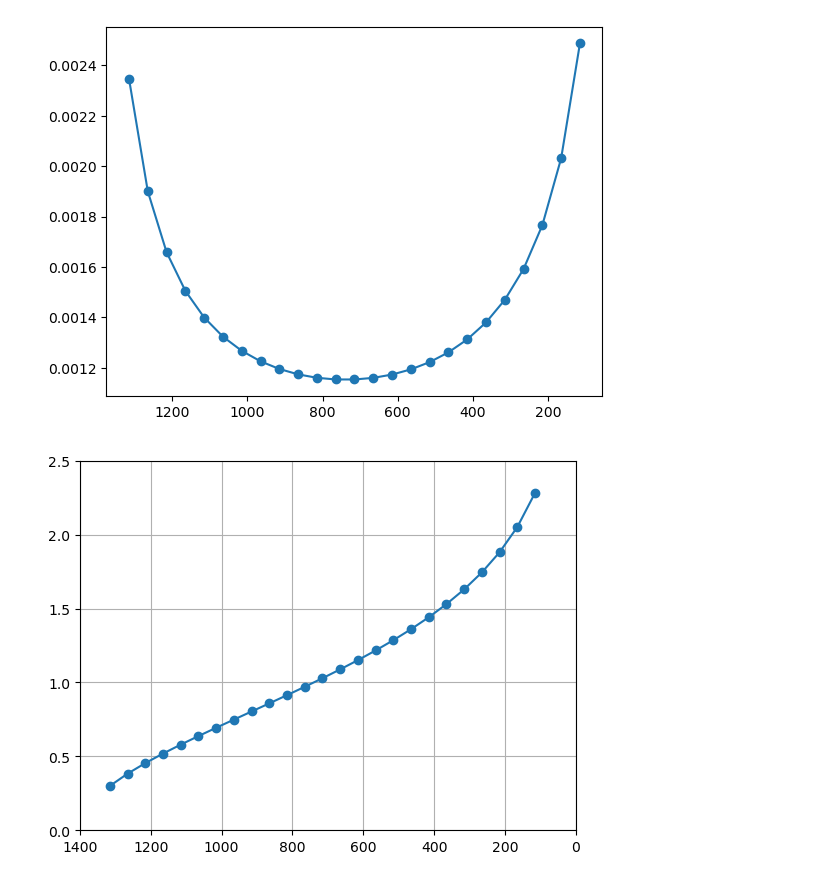
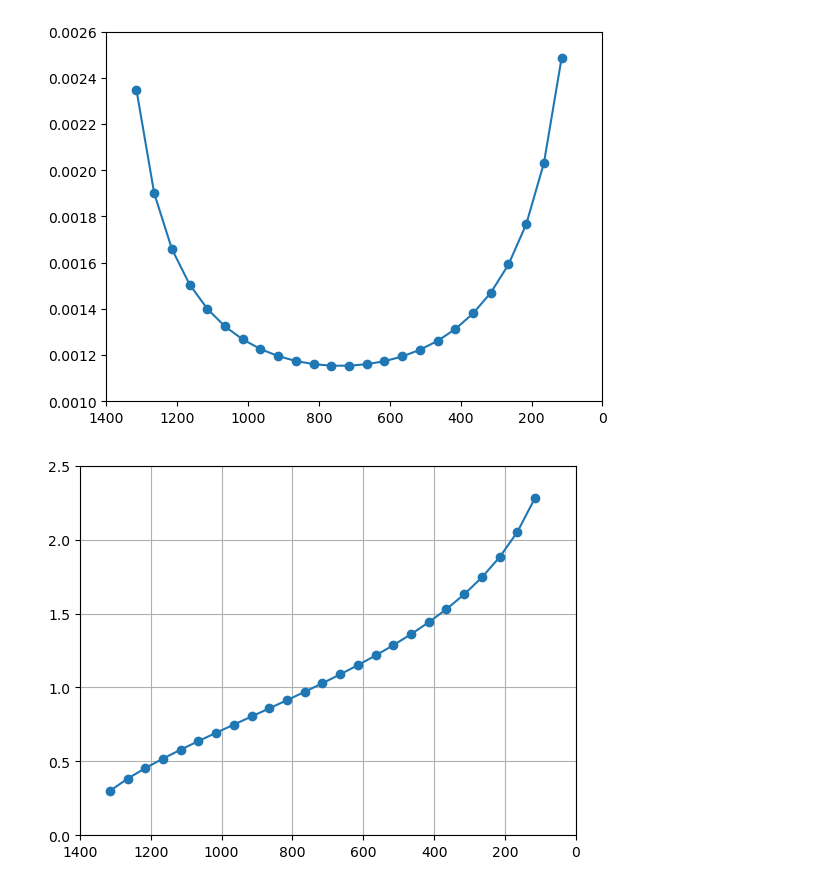
Before and after one commit to sladesladeslade/SchoolStuff, a Jupyter notebook: gasDynamics/Exam 2/brooks_exam2_p3.ipynb, the cells around one changed output. Saved outputs shown, nothing was run; the diff lists cells and outputs as text; code cells hidden in the pictures.

```diff
--- a/gasDynamics/Exam 2/brooks_exam2_p3.ipynb
+++ b/gasDynamics/Exam 2/brooks_exam2_p3.ipynb
@@ -37,10 +45,12 @@ As = [Astar/M*((1 + (y - 1)/2*(M**2))/((y + 1)/2))**((y + 1)/(2*(y - 1))) if M>0
 # %%
 # plot area
 plt.plot(p1s/1000, As, "-o")
 plt.gca().invert_xaxis()
+plt.xlim([1400, 0])
+plt.ylim([0.0010, 0.0026])
 plt.show()
 # %% [output]
-[figure, old version]
+[figure, new version]
 # %%
 # plot machs
 plt.plot(p1s/1000, Ms, "-o")
```
Also changed, not shown: parts of 2 cells of this notebook, 1 other file.
